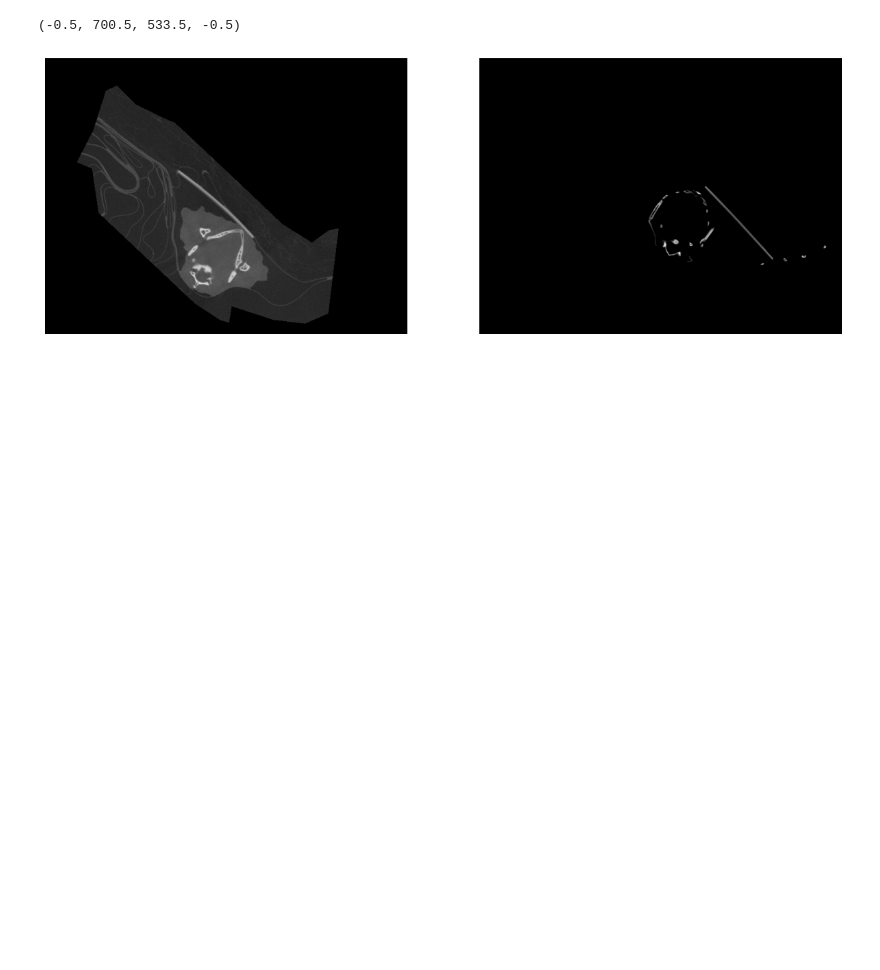
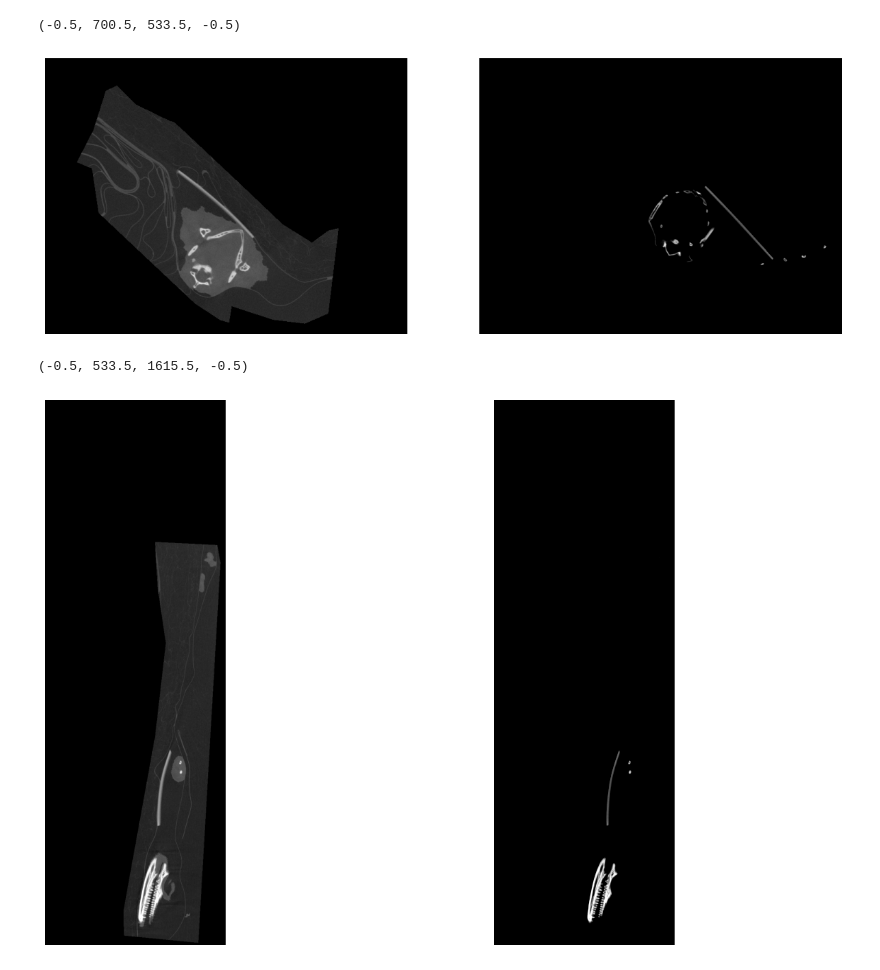
Before and after one commit to Human-Augment-Analytics/Lizard-Auto-Segmentation, a Jupyter notebook: testtif.ipynb, the cells around one changed output. Drawn from its saved outputs; the diff is of its cells as text; code cells hidden in the pictures; blank space fills up the shorter version.

```diff
--- a/testtif.ipynb
+++ b/testtif.ipynb
@@ -68,3 +69,17 @@ ax[1].axis('off')
 # %% [output]
 (-0.5, 700.5, 533.5, -0.5)
 [figure]
+# %%
+fig, ax = plt.subplots(1, 2, figsize=(15, 10))
+# Draw the image in grayscale
+ax[0].imshow(vol[:, :, 520], cmap='gray', vmin=0, vmax=62000)
+
+# Draw the image with greater contrast
+ax[1].imshow(vol[:, :, 520], cmap='gray', vmin=23000, vmax=62000)
+
+# Remove axis ticks and labels
+ax[0].axis('off')
+ax[1].axis('off')
+# %% [output]
+(-0.5, 533.5, 1615.5, -0.5)
+[figure, added]
```
Also changed, not shown: parts of 8 cells of this notebook, 7 other files.
